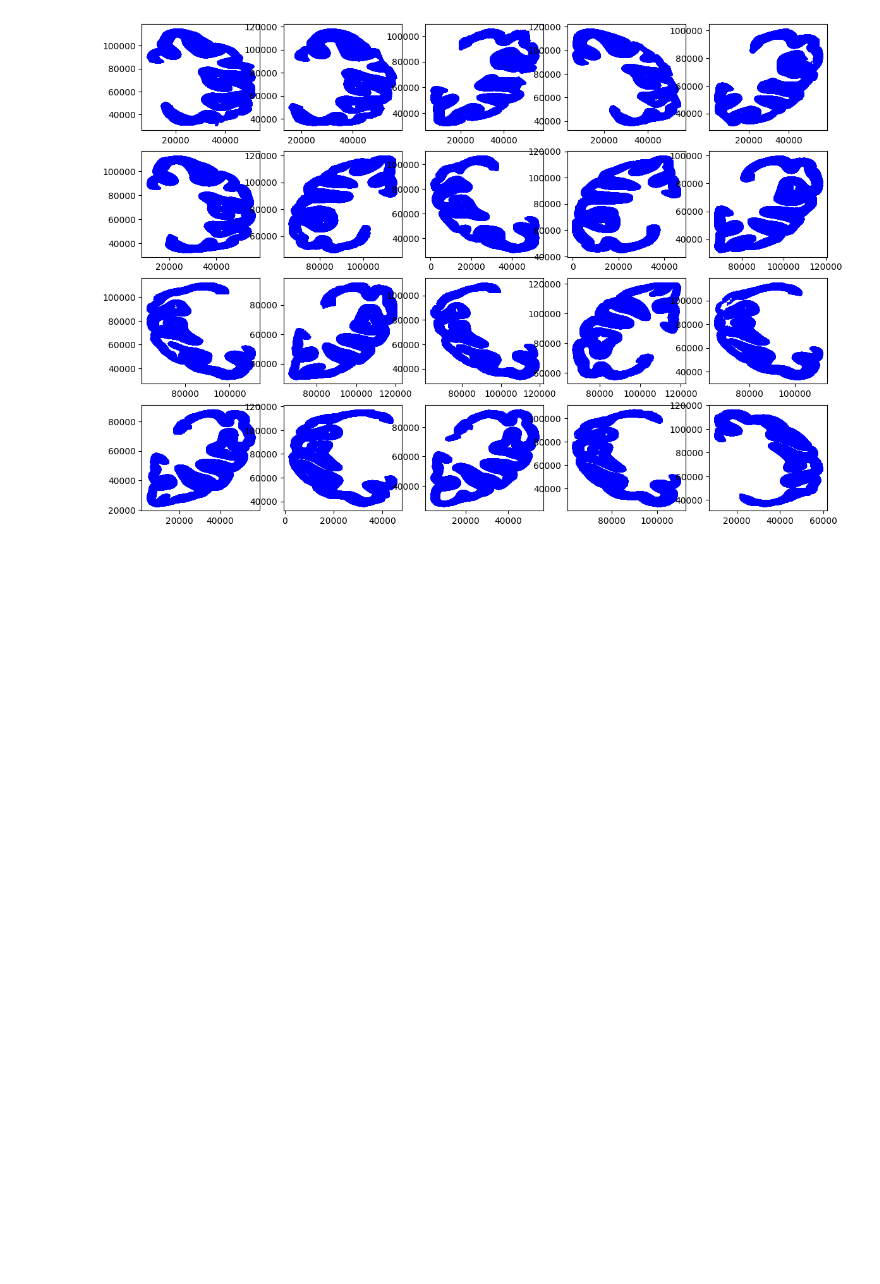
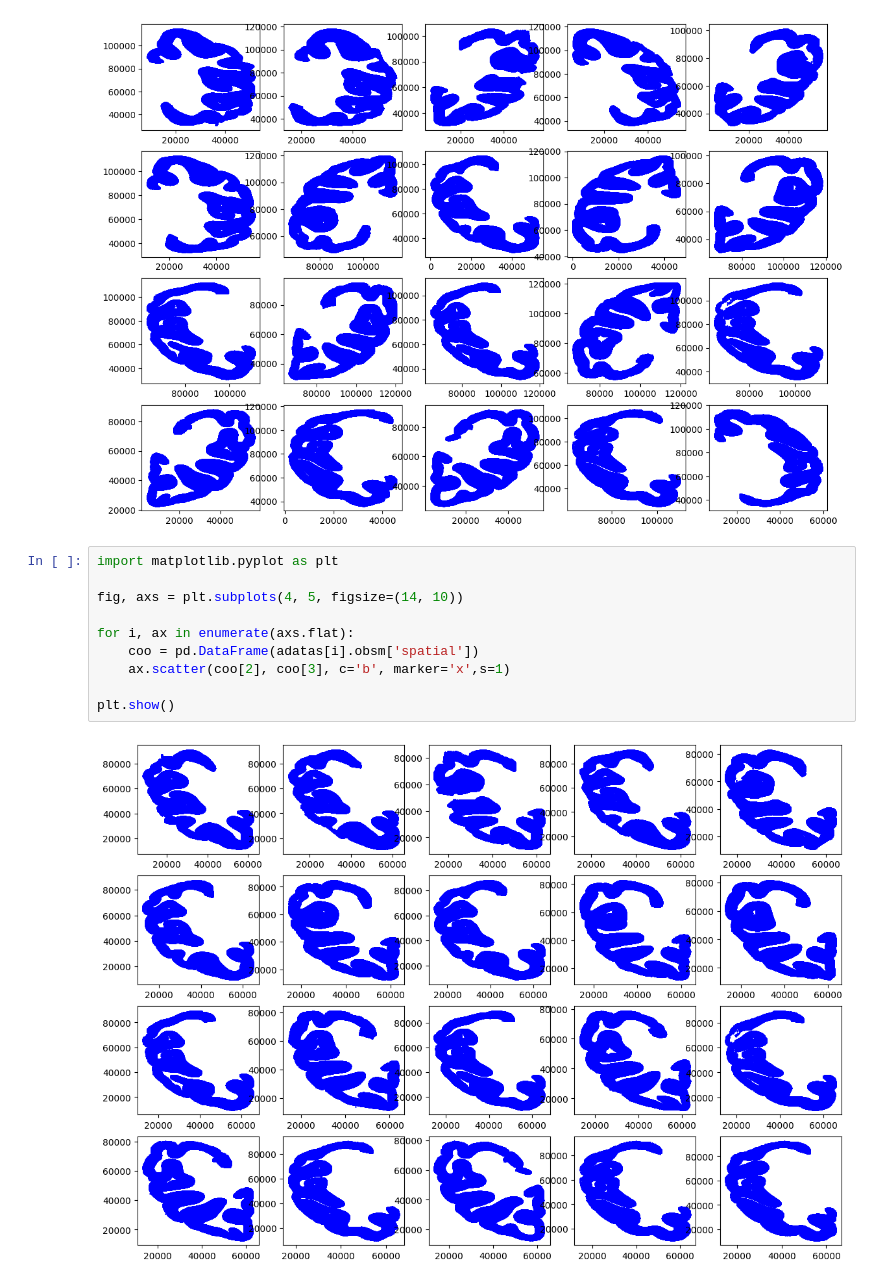
Before and after one commit to YujiHan/check_macaque_cortex, a Jupyter notebook: merge_and_visualize_coordinates.ipynb, the cells around one changed output. Saved outputs shown, nothing was run; the diff lists cells and outputs as text; blank space fills up the shorter version.

```diff
--- a/merge_and_visualize_coordinates.ipynb
+++ b/merge_and_visualize_coordinates.ipynb
@@ -81,3 +81,15 @@ for i, ax in enumerate(axs.flat):
 plt.show()
 # %% [output]
 [figure]
+# %%
+import matplotlib.pyplot as plt
+
+fig, axs = plt.subplots(4, 5, figsize=(14, 10))
+
+for i, ax in enumerate(axs.flat):
+    coo = pd.DataFrame(adatas[i].obsm['spatial'])
+    ax.scatter(coo[2], coo[3], c='b', marker='x',s=1)
+
+plt.show()
+# %% [output]
+[figure, added]
```
